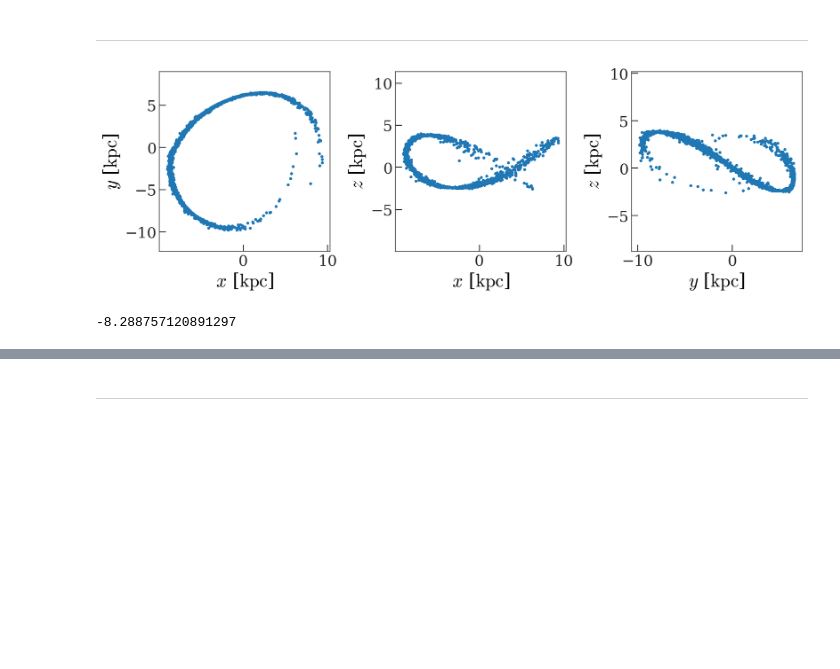
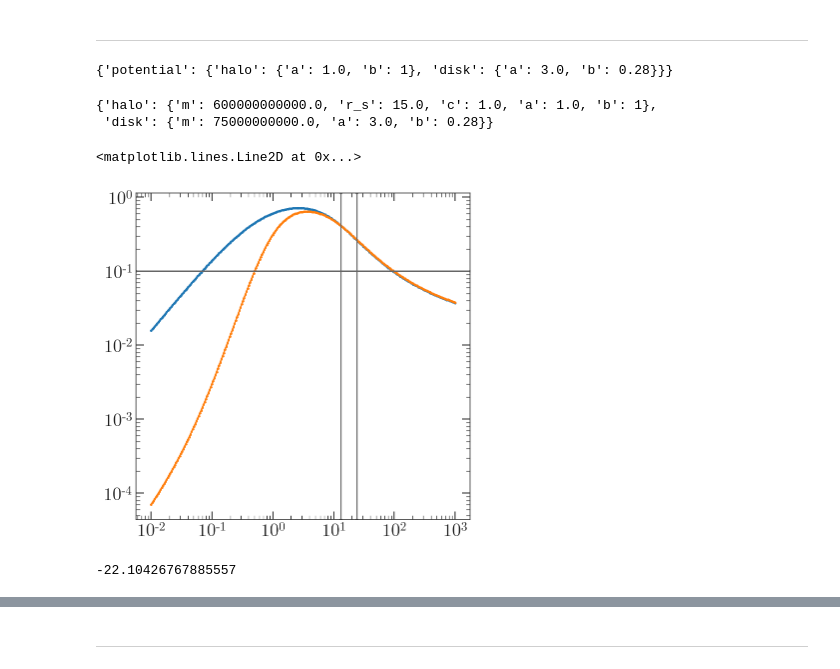
Before and after one commit to adrn/GD1-DR2, a Jupyter notebook: notebooks/Fit-stream-track.ipynb, the cells around one changed output, grey strips where cells are left out. Drawn from its saved outputs; the diff is of its cells as text; code cells hidden in the pictures; blank space fills up the shorter version.

```diff
--- a/notebooks/Fit-stream-track.ipynb
+++ b/notebooks/Fit-stream-track.ipynb
@@ -28,5 +30,7 @@ from gala.units import galactic
 from gala.mpl_style import center_emph
 
 from stellarstreams.modeling.trackfit import MockStreamModel
+# %%
+mw = gp.MilkyWayPotential()
 # %%
 galcen_frame = coord.Galactocentric(galcen_distance=8.1*u.kpc)
@@ -61,8 +77,8 @@ data['phi1_ivar'] = 1 / (1*u.mas).to(u.deg)**2
 data['phi2'] = c_gd1.phi2
 data['phi2_ivar'] = 1 / (1*u.mas).to(u.deg)**2
 
-data['distance'] = np.nanmean(dist, axis=0)
-data['distance_ivar'] = 1 / np.nanstd(dist.view(u.Quantity), axis=0)**2
+data['distance'] = np.nanmean(dist, axis=0).to(u.kpc)
+data['distance_ivar'] = 1 / np.nanstd(dist.view(u.Quantity).to(u.kpc), axis=0)**2
 data['distance_ivar'][~np.isfinite(data['distance_ivar'])] = 0.
 
 data['pm_phi1_cosphi2'] = c_gd1.pm_phi1_cosphi2
@@ -104,0 +111,3 @@ pot_init = gp.MilkyWayPotential()
+# %%
+prog_mass = np.linspace(8e4, 1e3, 3001)
+prog_mass[-300:] = 0
@@ -105,9 +155,22 @@ pot_init = gp.MilkyWayPotential()
 # %%
-model = MockStreamModel(data, stream_frame=gc.GD1(),
-                        potential=pot_init,
-                        integrate_kw=dict(dt=-1*u.Myr, n_steps=3000),
-                        mockstream_kw=dict(prog_mass=5e4*u.Msun, release_every=2),
-                        phi1_0=phi1_0, frozen={'potential': True},
-                        galcen_frame=galcen_frame,
-                        phi1_lim=[-100, 20]*u.deg, phi1_binsize=2*u.deg)
+model = MockStreamModelTest(
+    data, stream_frame=gc.GD1(),
+    integrate_kw=dict(dt=-1*u.Myr, n_steps=3000),
+    mockstream_fn=mockstream.dissolved_fardal_stream,
+    mockstream_kw=dict(prog_mass=prog_mass*u.Msun,
+                       t_disrupt=-300*u.Myr,
+                       release_every=1,
+                       seed=42),
+    phi1_0=phi1_0, galcen_frame=galcen_frame,
+    frozen={'potential': potential_frozen},
+    phi1_lim=[-100, 20]*u.deg, phi1_binsize=2*u.deg)
+# %%
+model.frozen
+# %% [output]
+{'potential': {'halo': {'a': 1.0, 'b': 1}, 'disk': {'a': 3.0, 'b': 0.28}}}
+# %%
+potential_p0
+# %% [output]
+{'halo': {'m': 600000000000.0, 'r_s': 15.0, 'c': 1.0, 'a': 1.0, 'b': 1},
+ 'disk': {'m': 75000000000.0, 'a': 3.0, 'b': 0.28}}
 # %%
@@ -118,10 +182,26 @@ stream = model.get_mockstream(H, orbit[::-1])
-# %%
-_ = stream.plot()
-# %% [output]
-[figure, removed]
+# %%
+xyz = np.zeros((3, 256))
+xyz[0] = np.logspace(-2, 3, xyz.shape[1])
+
+H = model.get_hamiltonian(**potential_p0)
+pot = H.potential
+
+# plt.loglog(xyz[0], pot.density(xyz))
+# plt.loglog(xyz[0], gp.MilkyWayPotential().density(xyz))
+
+plt.loglog(xyz[0], pot['disk'].gradient(xyz)[0] / pot.gradient(xyz)[0])
+plt.loglog(xyz[0], mw['disk'].gradient(xyz)[0] / mw.gradient(xyz)[0])
+
+plt.axvline(orbit.pericenter().value)
+plt.axvline(orbit.apocenter().value)
+
+plt.axhline(0.1)
+# %% [output]
+<matplotlib.lines.Line2D at 0x...>
+[figure, added]
 # %%
-model.ln_prior({'w0': w0_p0})
+model.ln_prior({'w0': w0_p0, 'potential': potential_p0})
 # %% [output]
--8.288757120891297
+-22.10426767885557
 # %%
 %%time
```
Also changed, not shown: parts of 26 cells of this notebook.
